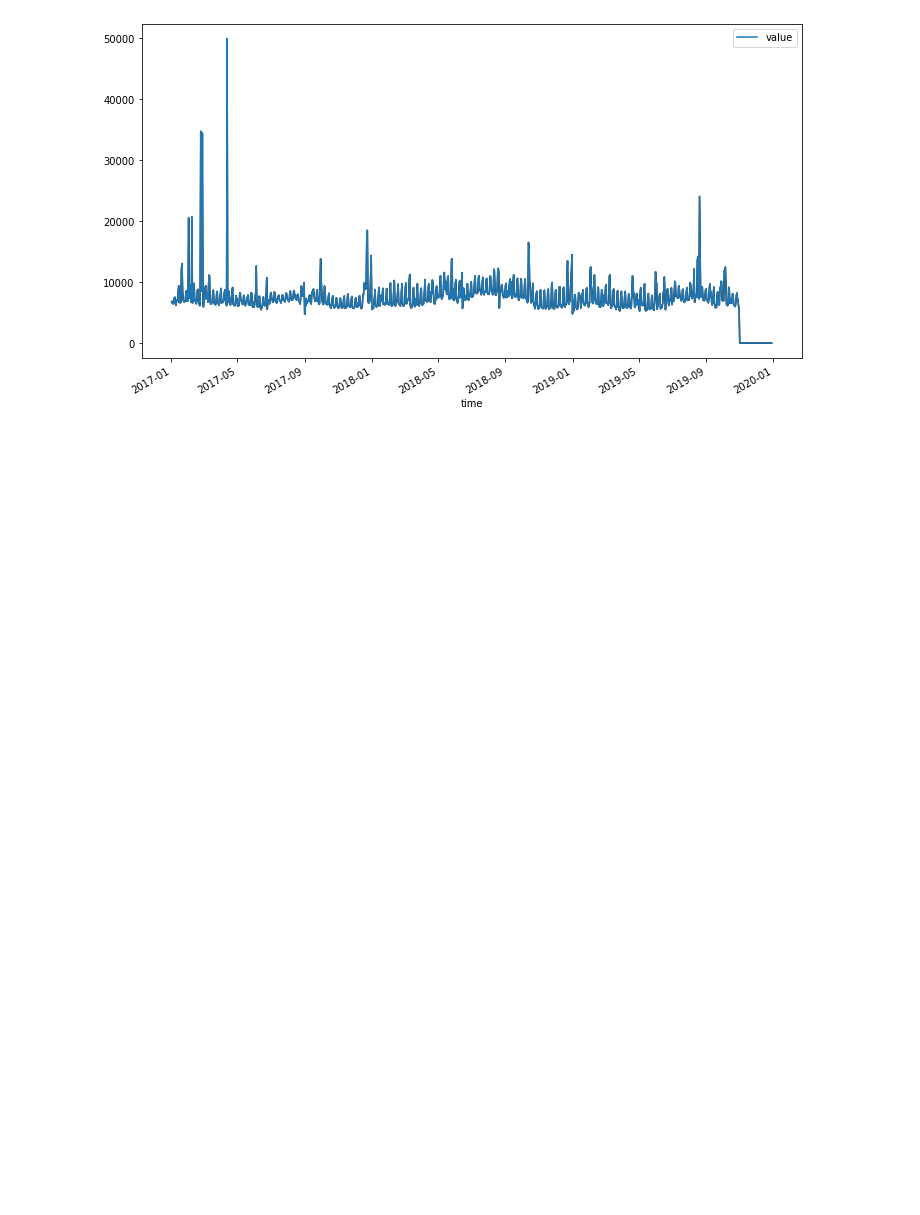
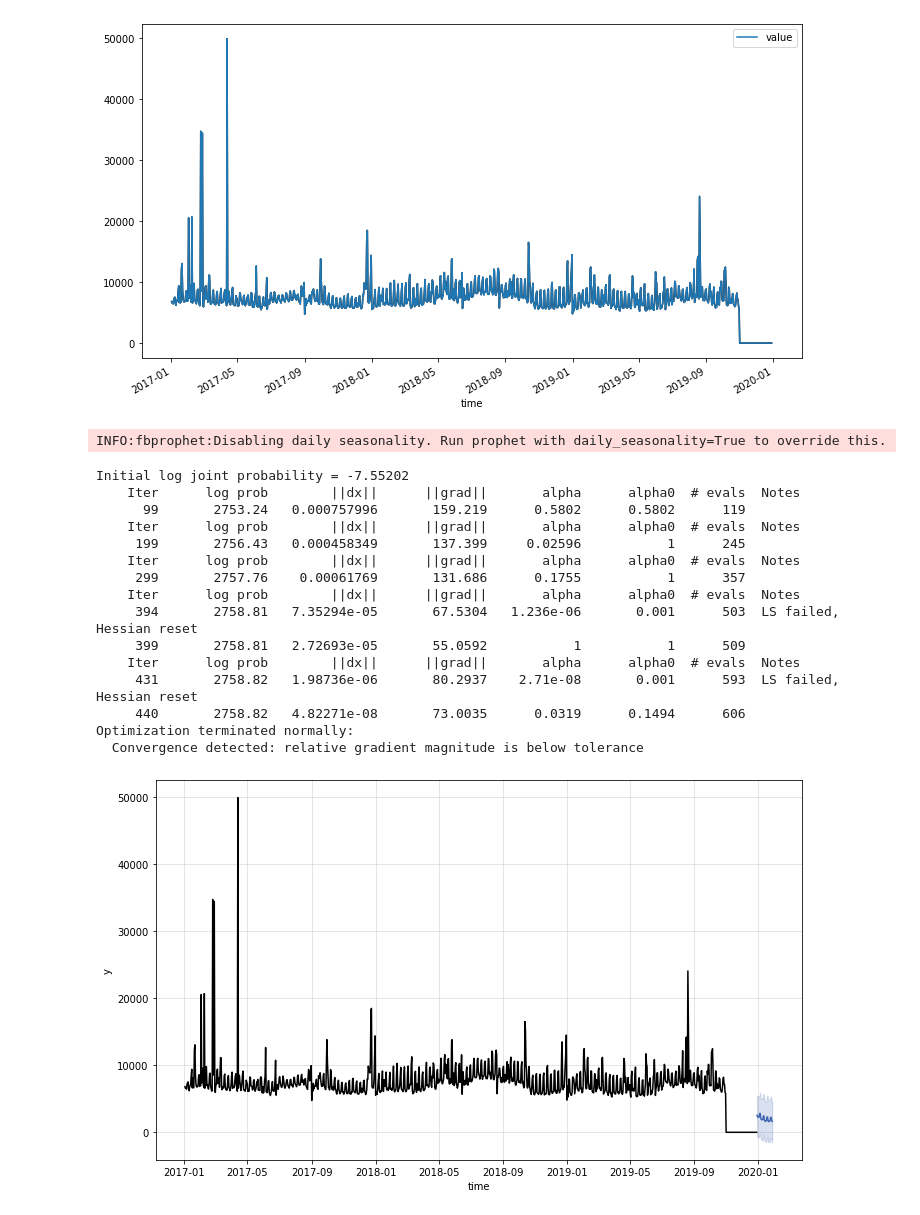
Before and after one commit to Schwabinger-Exzellenzcluster/instasights, a Jupyter notebook: backend/notebooks/notebook.ipynb, the cells around one changed output. Saved outputs shown, nothing was run; the diff lists cells and outputs as text; code cells hidden in the pictures; blank space fills up the shorter version.

```diff
--- a/backend/notebooks/notebook.ipynb
+++ b/backend/notebooks/notebook.ipynb
@@ -84,0 +109,30 @@ plt.show()
+# %%
+from kats.models.prophet import ProphetModel, ProphetParams
+
+params = ProphetParams(seasonality_mode='multiplicative')
+
+model = ProphetModel(ts_global_sales, params)
+
+model.fit()
+
+forecast = model.predict(steps=30, freq='D')
+
+model.plot()
+# %% [output]
+INFO:fbprophet:Disabling daily seasonality. Run prophet with daily_seasonality=True to override this.
+Initial log joint probability = -7.55202
+    Iter      log prob        ||dx||      ||grad||       alpha      alpha0  # evals  Notes
+      99       2753.24   0.000757996       159.219      0.5802      0.5802      119
+    Iter      log prob        ||dx||      ||grad||       alpha      alpha0  # evals  Notes
+     199       2756.43   0.000458349       137.399     0.02596           1      245
+    Iter      log prob        ||dx||      ||grad||       alpha      alpha0  # evals  Notes
+     299       2757.76    0.00061769       131.686      0.1755           1      357
+    Iter      log prob        ||dx||      ||grad||       alpha      alpha0  # evals  Notes
+     394       2758.81   7.35294e-05       67.5304   1.236e-06       0.001      503  LS failed, Hessian reset
+     399       2758.81   2.72693e-05       55.0592           1           1      509
+    Iter      log prob        ||dx||      ||grad||       alpha      alpha0  # evals  Notes
+     431       2758.82   1.98736e-06       80.2937    2.71e-08       0.001      593  LS failed, Hessian reset
+     440       2758.82   4.82271e-08       73.0035      0.0319      0.1494      606
+Optimization terminated normally:
+  Convergence detected: relative gradient magnitude is below tolerance
+[figure, added]
```
Also changed, not shown: parts of 7 cells of this notebook.
